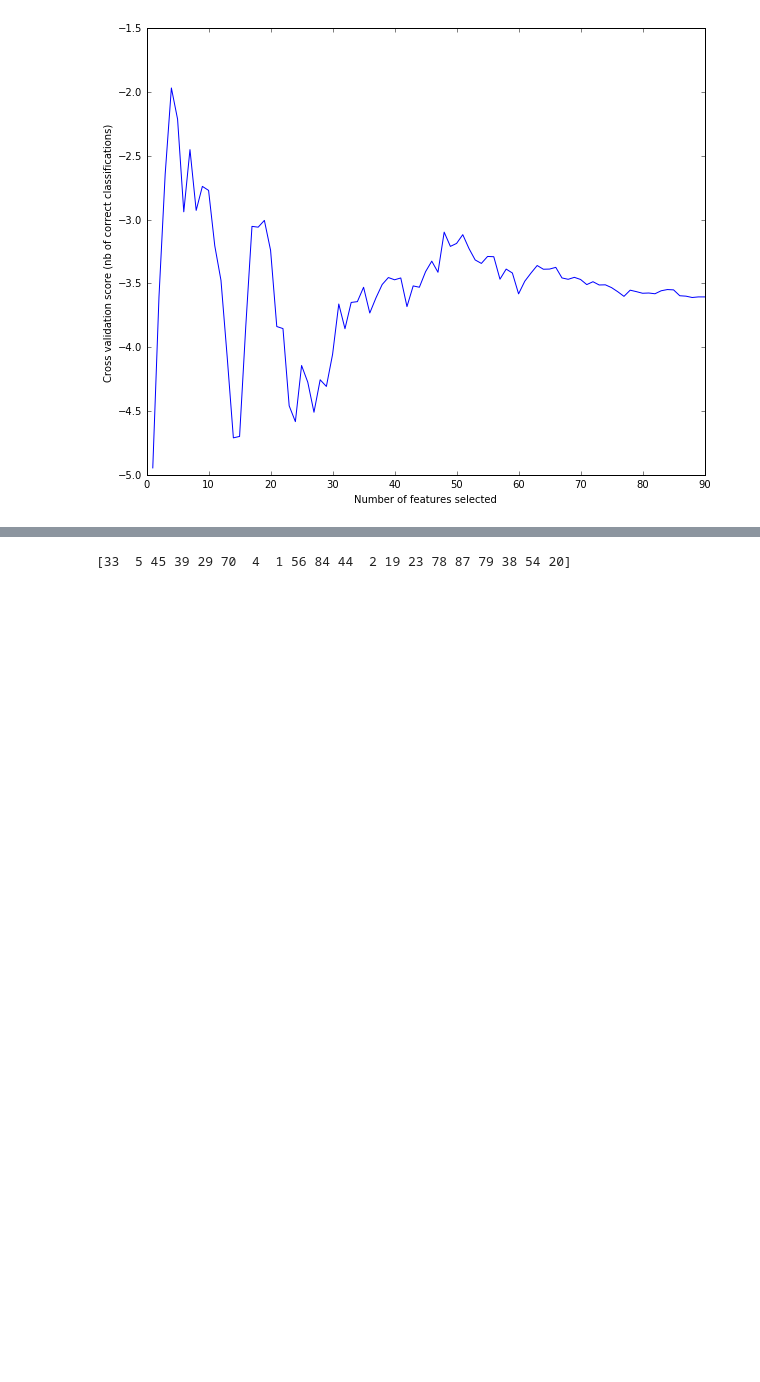
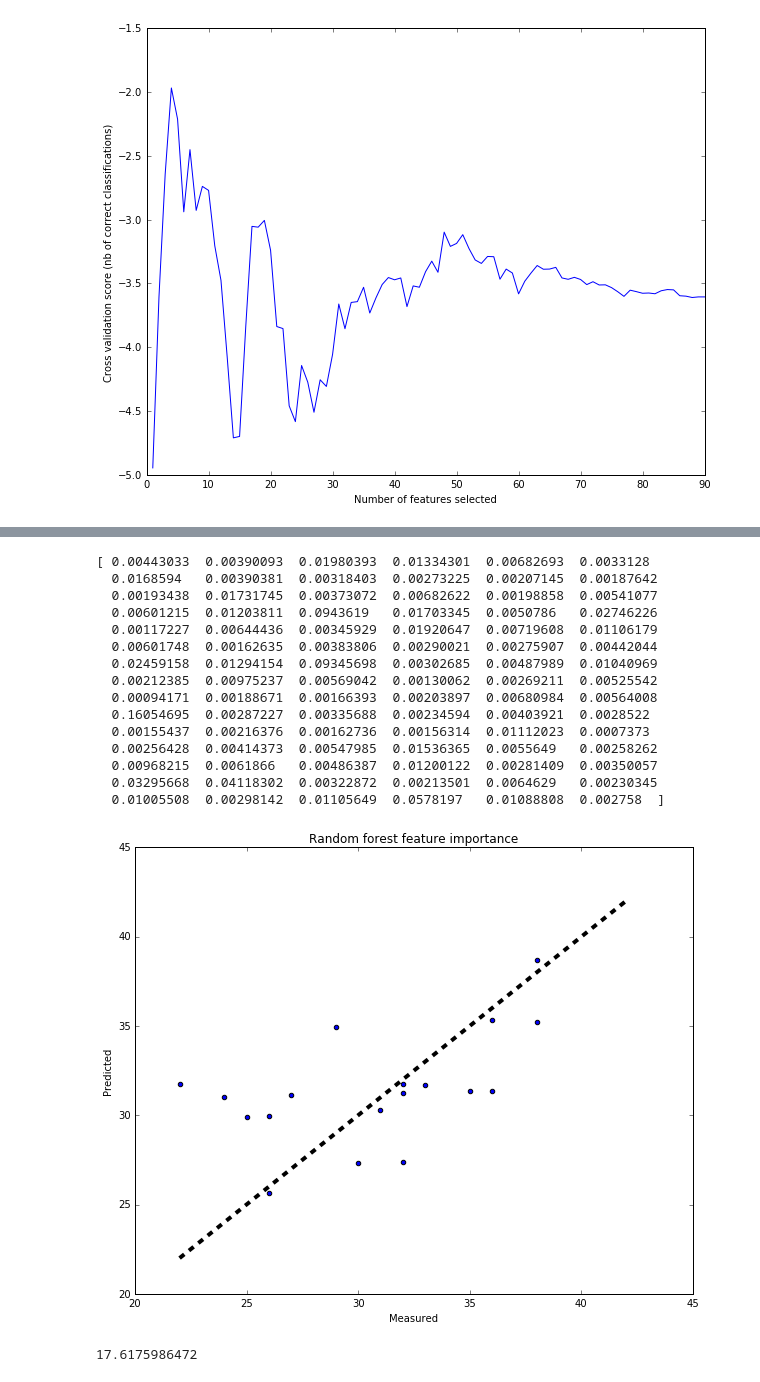
Before and after one commit to SadeghMSalehi/BCH_python, a Jupyter notebook: FS_Fetal_Reg.ipynb, the cells around one changed output, grey strips where cells are left out. Cells and saved outputs as stored; diff of their text form; code cells hidden in the pictures; blank space fills up the shorter version.

```diff
--- a/FS_Fetal_Reg.ipynb
+++ b/FS_Fetal_Reg.ipynb
@@ -96,8 +101,36 @@ plt.show()
 # %%
 #Random forest feature importance
 from sklearn.ensemble import RandomForestRegressor
-rf = RandomForestRegressor()
+rf = RandomForestRegressor(n_estimators=10000)
 rf.fit(degreeFeatures, ages)
-print np.argsort(rf.feature_importances_)[-20:]
+print rf.feature_importances_
+
+predicted = cross_val_predict(lr, degreeFeatures[:,np.argsort(rf.feature_importances_)[:-4]],ages, cv=17)
+
+fig, ax = plt.subplots()
+plt.title('Random forest feature importance')
+ax.scatter(ages, predicted)
+ax.plot([22, 42], [22, 42], 'k--', lw=4)
+ax.set_xlabel('Measured')
+ax.set_ylabel('Predicted')
+plt.show()
+
+print np.linalg.norm(ages- predicted,2)
 # %% [output]
-[33  5 45 39 29 70  4  1 56 84 44  2 19 23 78 87 79 38 54 20]
+[ 0.00443033  0.00390093  0.01980393  0.01334301  0.00682693  0.0033128
+  0.0168594   0.00390381  0.00318403  0.00273225  0.00207145  0.00187642
+  0.00193438  0.01731745  0.00373072  0.00682622  0.00198858  0.00541077
+  0.00601215  0.01203811  0.0943619   0.01703345  0.0050786   0.02746226
+  0.00117227  0.00644436  0.00345929  0.01920647  0.00719608  0.01106179
+  0.00601748  0.00162635  0.00383806  0.00290021  0.00275907  0.00442044
+  0.02459158  0.01294154  0.09345698  0.00302685  0.00487989  0.01040969
+  0.00212385  0.00975237  0.00569042  0.00130062  0.00269211  0.00525542
+  0.00094171  0.00188671  0.00166393  0.00203897  0.00680984  0.00564008
+  0.16054695  0.00287227  0.00335688  0.00234594  0.00403921  0.0028522
+  0.00155437  0.00216376  0.00162736  0.00156314  0.01112023  0.0007373
+  0.00256428  0.00414373  0.00547985  0.01536365  0.0055649   0.00258262
+  0.00968215  0.0061866   0.00486387  0.01200122  0.00281409  0.00350057
+  0.03295668  0.04118302  0.00322872  0.00213501  0.0064629   0.00230345
+  0.01005508  0.00298142  0.01105649  0.0578197   0.01088808  0.002758  ]
+[figure, added]
+17.6175986472
```
Also changed, not shown: parts of 7 cells of this notebook.
